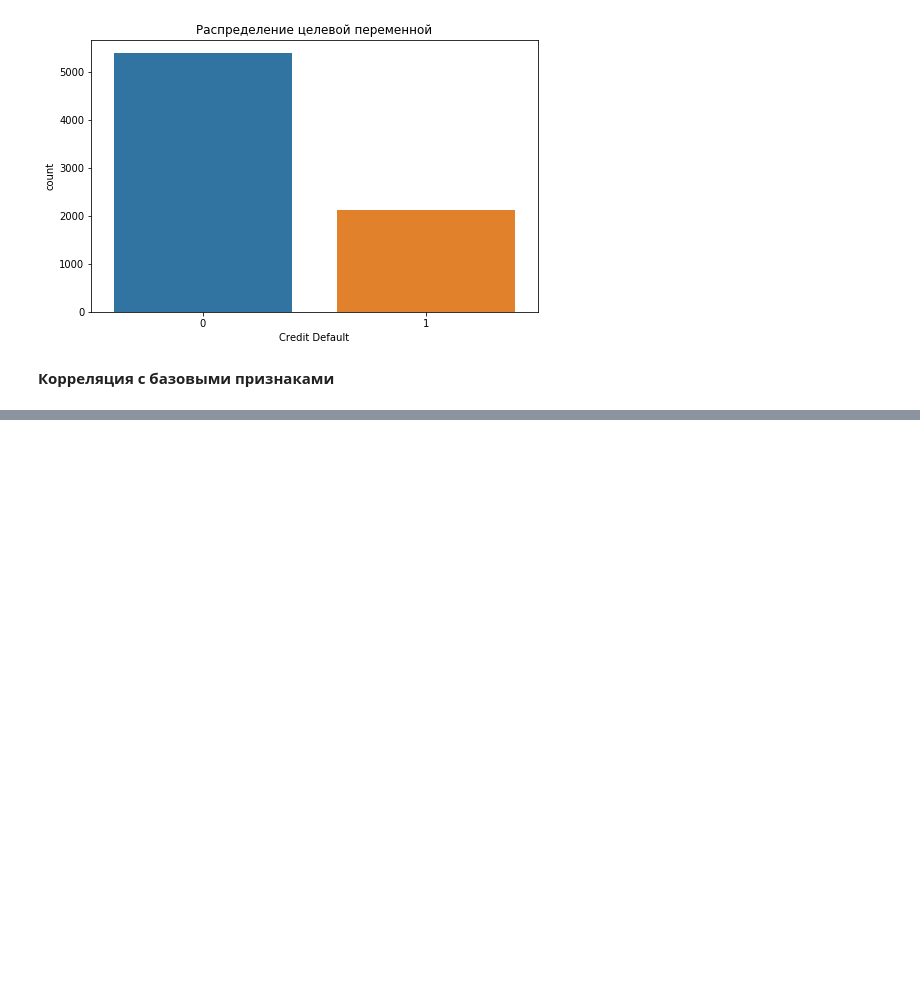
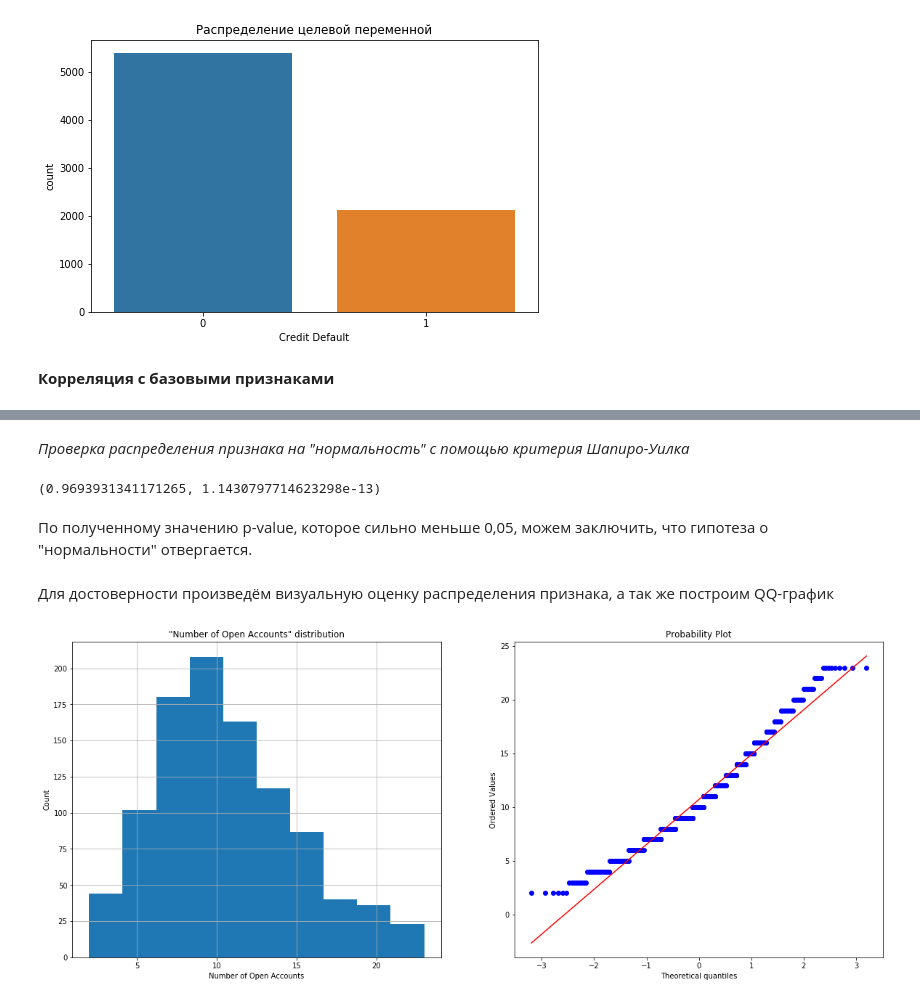
Before and after one commit to superbe/PythonLibrariesForDataScience2, a Jupyter notebook: Course project.ipynb, the cells around one changed output, grey strips where cells are left out. Saved outputs shown, nothing was run; the diff lists cells and outputs as text; code cells hidden in the pictures; blank space fills up the shorter version.

```diff
--- a/Course project.ipynb
+++ b/Course project.ipynb
@@ -412,0 +506,27 @@ __Оценка признака "Credit Score" в разрезе целевой
+# %% [markdown]
+_Проверка распределения признака на "нормальность" с помощью критерия Шапиро-Уилка_
+# %%
+limit_bal_with_target_s = df_train[['Number of Open Accounts', TARGET_NAME]].sample(1000)
+limit_bal_s = limit_bal_with_target_s['Number of Open Accounts']
+shapiro(limit_bal_s)
+# %% [output]
+(0.9693931341171265, 1.1430797714623298e-13)
+# %% [markdown]
+По полученному значению p-value, которое сильно меньше 0,05, можем заключить, что гипотеза о "нормальности" отвергается.
+# %% [markdown]
+Для достоверности произведём визуальную оценку распределения признака, а так же построим QQ-график
+# %%
+plt.figure(figsize=(20, 8))
+
+ax1 = plt.subplot(121)
+ax1.set_xlabel('Number of Open Accounts')
+ax1.set_ylabel('Count')
+ax1.set_title('"Number of Open Accounts" distribution')
+limit_bal_s.hist()
+
+plt.subplot(122)
+probplot(limit_bal_s, dist='norm', plot=plt)
+
+plt.show()
+# %% [output]
+[figure, added]
```
Also changed, not shown: parts of 20 cells of this notebook.
